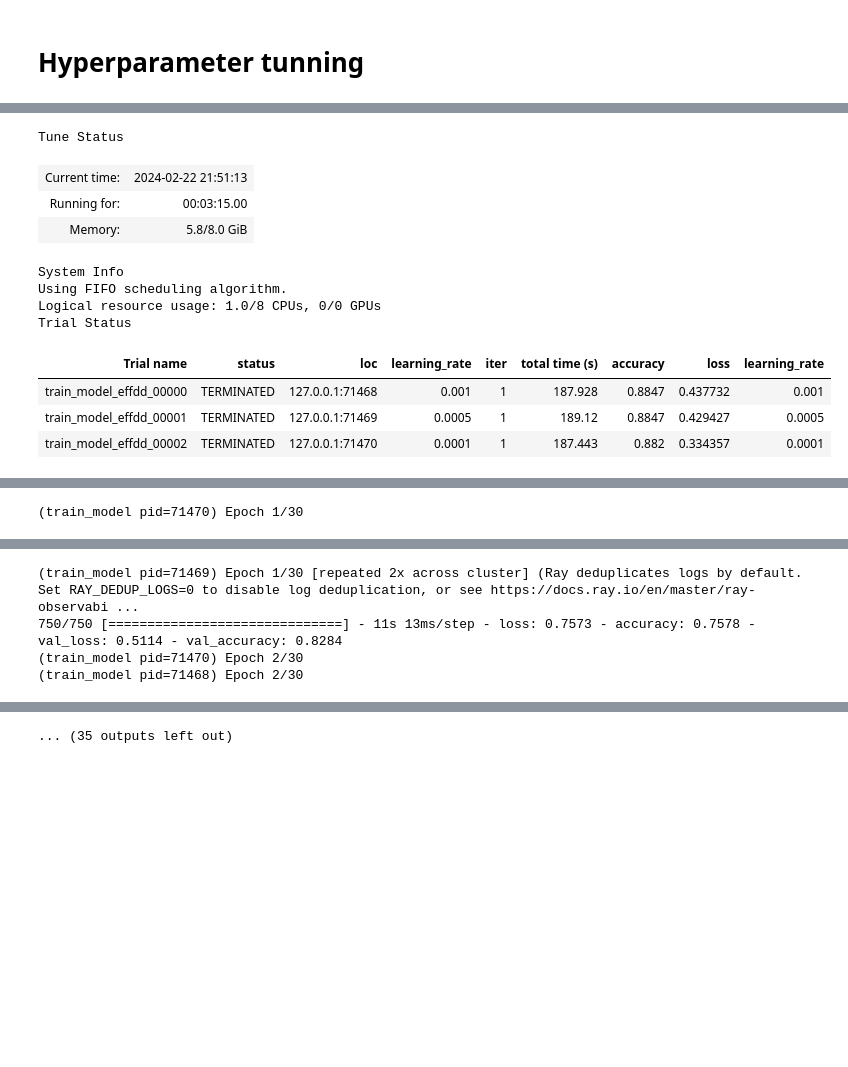
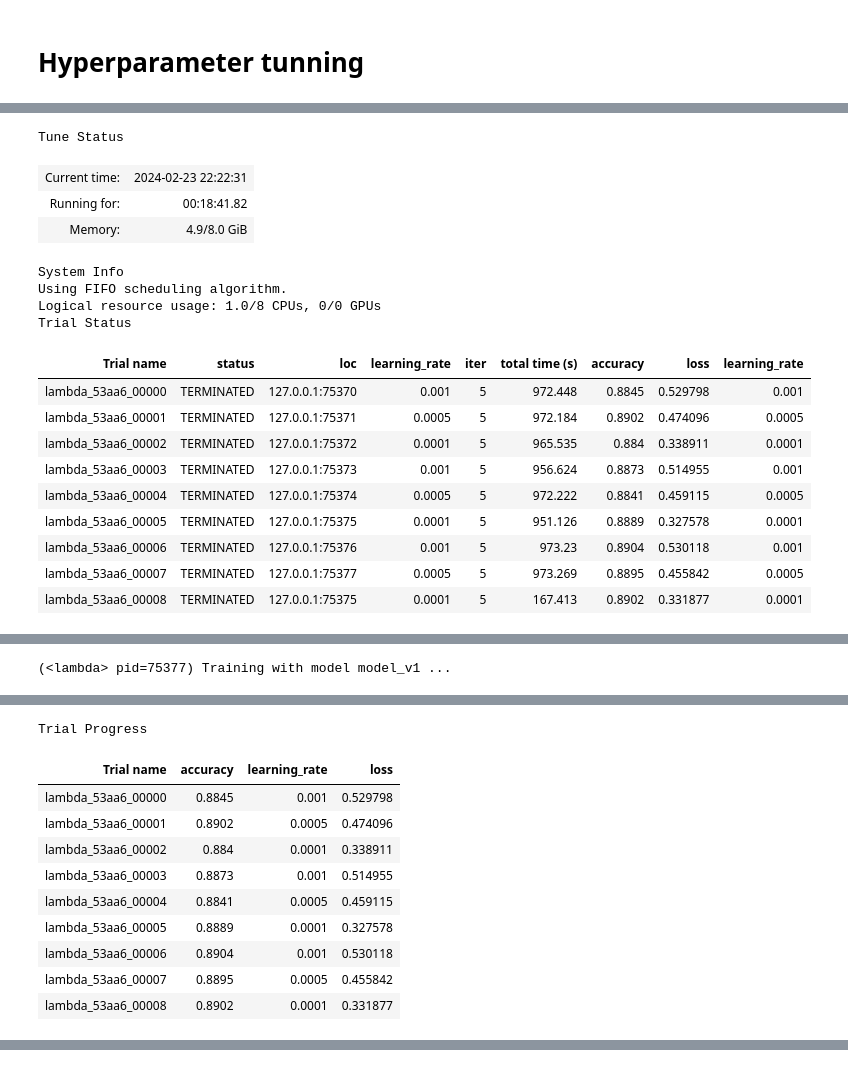
Before and after one commit to awsactivators/Ad-DL-Midterm-Project, a Jupyter notebook: fashion_mnist_Adam_optimizer.ipynb, the cells around one changed output, grey strips where cells are left out. Cells and saved outputs as stored; diff of their text form; code cells hidden in the pictures; blank space fills up the shorter version.

```diff
--- a/fashion_mnist_Adam_optimizer.ipynb
+++ b/fashion_mnist_Adam_optimizer.ipynb
@@ -68,29 +71,38 @@ ray.init()
 | Dashboard: | http://127.0.0.1:8265 |
 # %%
 # Define a function to train the model
-def train_model(config):
+def train_model(config, kf):
     from fashionmnist_model import FMM
     import tensorflow as tf
+    import ray
 
     X_train, y_train, X_test, y_test = FMM.load_data()
     X_train, X_test = FMM.reshape_data(X_train, X_test)
 
-    optimizer = tf.keras.optimizers.Adam(
-        learning_rate=config["learning_rate"],
-        # beta_1=config["beta_1"],
-        # beta_2=config["beta_2"],
-        # epsilon=config["epsilon"],
-        # weight_decay=config["weight_decay"],
-    )
+    # Extract k-fold splits
+    for train_index, val_index in kf.split(X_train):
+        x_train_fold, x_val_fold = X_train[train_index], X_train[val_index]
+        y_train_fold, y_val_fold = y_train[train_index], y_train[val_index]
 
-    model = FMM.get_model()
-    history = FMM.compile_and_train(
-        model, X_train, y_train, optimizer, batch_size=64
-    )
+        # Define and compile the model
+        model = FMM.get_model()
+        optimizer = tf.keras.optimizers.Adam(
+            learning_rate=config["learning_rate"]
+        )
+        model.compile(optimizer=optimizer,
+                      loss='sparse_categorical_crossentropy',
+                      metrics=['accuracy'])
 
-    loss, accuracy, _, _ = FMM.evaluate(model, X_test, y_test, history)
+        # Train the model
+        history = model.fit(x_train_fold, y_train_fold,
+                            validation_data=(x_val_fold, y_val_fold),
+                            epochs=40, batch_size=64, verbose=0)
 
-    train.report({"accuracy": accuracy, "loss": loss, **config})
+        # Evaluate the model
+        loss, accuracy = model.evaluate(X_test, y_test, verbose=0)
+
+        # Report results
+        train.report({"accuracy": accuracy, "loss":loss, "learning_rate":config["learning_rate"]})
 # %%
 search_space = {
     "learning_rate": tune.grid_search([0.001, 0.0005, 0.0001]),
@@ -100,11 +112,11 @@ search_space = {
     # "weight_decay": tune.grid_search([1e-6, 1e-5, 1e-4]),
 }
 # %%
-# Run hyperparameter tuning
 analysis = tune.run(
-    train_model,
+    lambda config: train_model(config, KFold(n_splits=5)),
     config=search_space,
     metric="accuracy",
     mode="max",
+    num_samples=3
 )
 # %% [output]
@@ -113,12 +124,18 @@ analysis = tune.run(
 Tune Status
-| Current time: | 2024-02-22 21:51:13 |
-| Running for: | 00:03:15.00 |
-| Memory: | 5.8/8.0 GiB |
+| Current time: | 2024-02-23 22:22:31 |
+| Running for: | 00:18:41.82 |
+| Memory: | 4.9/8.0 GiB |
 System Info
 Using FIFO scheduling algorithm.
 Logical resource usage: 1.0/8 CPUs, 0/0 GPUs
 Trial Status
 | Trial name | status | loc | learning_rate | iter | total time (s) | accuracy | loss | learning_rate |
-| train_model_effdd_00000 | TERMINATED | 127.0.0.1:71468 | 0.001 | 1 | 187.928 | 0.8847 | 0.437732 | 0.001 |
-| train_model_effdd_00001 | TERMINATED | 127.0.0.1:71469 | 0.0005 | 1 | 189.12 | 0.8847 | 0.429427 | 0.0005 |
-| train_model_effdd_00002 | TERMINATED | 127.0.0.1:71470 | 0.0001 | 1 | 187.443 | 0.882 | 0.334357 | 0.0001 |
+| lambda_53aa6_00000 | TERMINATED | 127.0.0.1:75370 | 0.001 | 5 | 972.448 | 0.8845 | 0.529798 | 0.001 |
+| lambda_53aa6_00001 | TERMINATED | 127.0.0.1:75371 | 0.0005 | 5 | 972.184 | 0.8902 | 0.474096 | 0.0005 |
+| lambda_53aa6_00002 | TERMINATED | 127.0.0.1:75372 | 0.0001 | 5 | 965.535 | 0.884 | 0.338911 | 0.0001 |
+| lambda_53aa6_00003 | TERMINATED | 127.0.0.1:75373 | 0.001 | 5 | 956.624 | 0.8873 | 0.514955 | 0.001 |
+| lambda_53aa6_00004 | TERMINATED | 127.0.0.1:75374 | 0.0005 | 5 | 972.222 | 0.8841 | 0.459115 | 0.0005 |
+| lambda_53aa6_00005 | TERMINATED | 127.0.0.1:75375 | 0.0001 | 5 | 951.126 | 0.8889 | 0.327578 | 0.0001 |
+| lambda_53aa6_00006 | TERMINATED | 127.0.0.1:75376 | 0.001 | 5 | 973.23 | 0.8904 | 0.530118 | 0.001 |
+| lambda_53aa6_00007 | TERMINATED | 127.0.0.1:75377 | 0.0005 | 5 | 973.269 | 0.8895 | 0.455842 | 0.0005 |
+| lambda_53aa6_00008 | TERMINATED | 127.0.0.1:75375 | 0.0001 | 5 | 167.413 | 0.8902 | 0.331877 | 0.0001 |
@@ -129 +143 @@ Trial Status
-(train_model pid=71470) Epoch 1/30
+(<lambda> pid=75377) Training with model model_v1 ...
@@ -131,4 +161,11 @@ Trial Status
-(train_model pid=71469) Epoch 1/30 [repeated 2x across cluster] (Ray deduplicates logs by default. Set RAY_DEDUP_LOGS=0 to disable log deduplication, or see https://docs.ray.io/en/master/ray-observabi ...
-750/750 [==============================] - 11s 13ms/step - loss: 0.7573 - accuracy: 0.7578 - val_loss: 0.5114 - val_accuracy: 0.8284
-(train_model pid=71470) Epoch 2/30
-(train_model pid=71468) Epoch 2/30
+Trial Progress
+| Trial name | accuracy | learning_rate | loss |
+| lambda_53aa6_00000 | 0.8845 | 0.001 | 0.529798 |
+| lambda_53aa6_00001 | 0.8902 | 0.0005 | 0.474096 |
+| lambda_53aa6_00002 | 0.884 | 0.0001 | 0.338911 |
+| lambda_53aa6_00003 | 0.8873 | 0.001 | 0.514955 |
+| lambda_53aa6_00004 | 0.8841 | 0.0005 | 0.459115 |
+| lambda_53aa6_00005 | 0.8889 | 0.0001 | 0.327578 |
+| lambda_53aa6_00006 | 0.8904 | 0.001 | 0.530118 |
+| lambda_53aa6_00007 | 0.8895 | 0.0005 | 0.455842 |
+| lambda_53aa6_00008 | 0.8902 | 0.0001 | 0.331877 |
@@ -145,4 +191,3 @@ Trial Status
-... (35 outputs left out)
 # %%
 ray.shutdown()
 # %%
```
Also changed, not shown: parts of 9 cells of this notebook, 4 other files.
